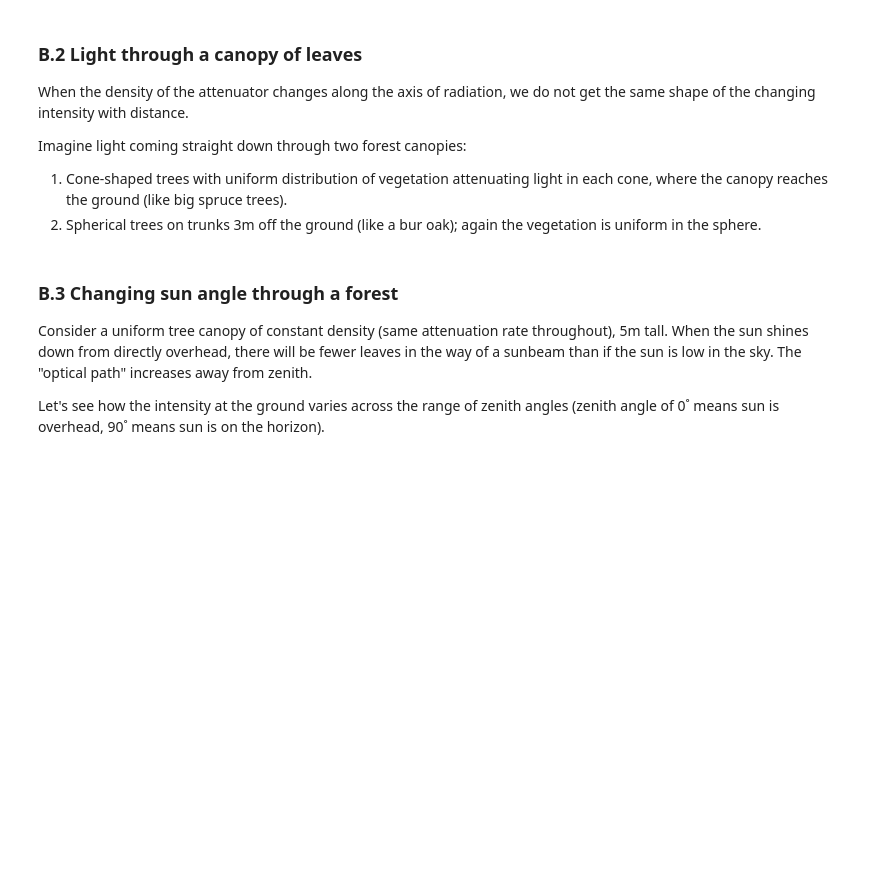
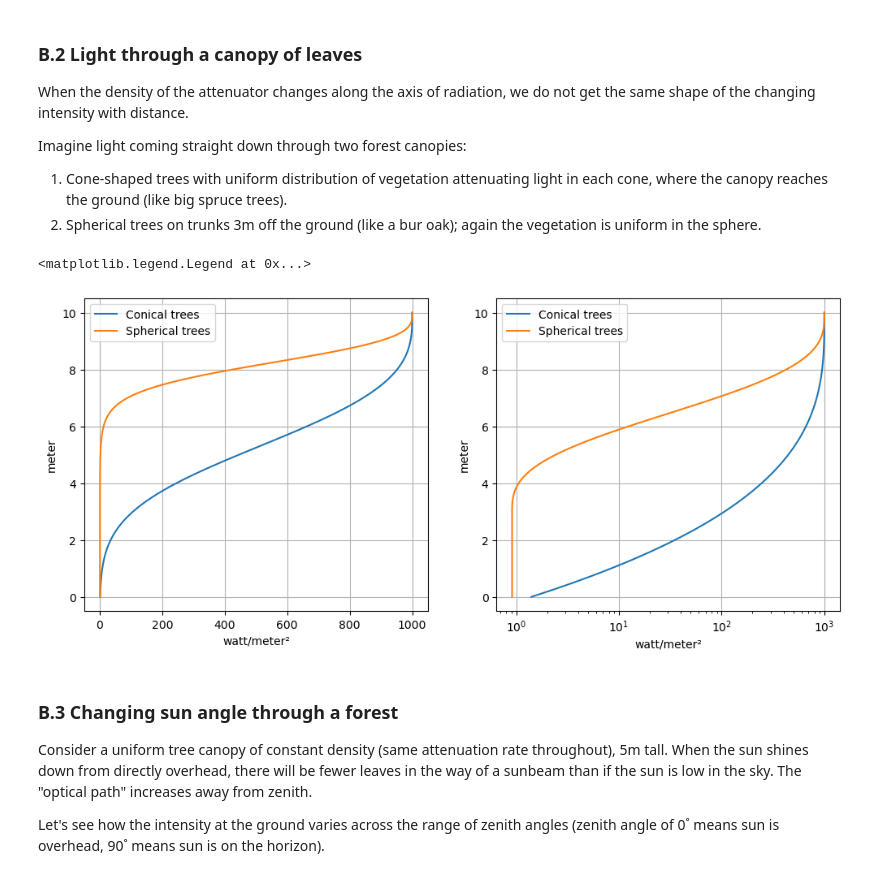
Before and after one commit to anlawyer/land-climate-interactions, a Jupyter notebook: HW1/CLIM614_HW_1.ipynb, the cells around one changed output. Drawn from its saved outputs; the diff is of its cells as text; code cells hidden in the pictures; blank space fills up the shorter version.

```diff
--- a/HW1/CLIM614_HW_1.ipynb
+++ b/HW1/CLIM614_HW_1.ipynb
@@ -251,41 +254,48 @@ Imagine light coming straight down through two forest canopies:
 max_extinction_coefficient = 2.0 / units.meter
 initial_intensity = 1.0e3 * units("W/m^2")
 extinction_coefficient = 1.0 / units.meter
 tree_height = 10.0 * units.meter
 z_levels = 101
 plot_scale = 1.0
 #########################################################
 #########################################################
 
 # Cones: density starts at 0 at 10m aloft, area of cone cross section grows with z^2. Max at surface.
-height_off_ground = np.full(z_levels,tree_height) * units.meter
-cone_intensity = np.full(z_levels,np.nan) * units("W/m^2")
+height_off_ground = np.full(z_levels, tree_height) * units.meter
+cone_intensity = np.full(z_levels, np.nan) * units("W/m^2")
 cone_intensity[0] = initial_intensity
 for i in range(z_levels-1): # Note we are counting down from the top, which is `tree_height` off the ground
     height_off_ground[i+1] = total_distance * (1 - (i+1)/(z_levels-1))
     normalized_area = (float(i)/(z_levels-1))**2 # Gives us the cone profile
     cone_intensity[i+1] = cone_intensity[i] * np.exp(-max_extinction_coefficient * normalized_area * (total_distance/(z_levels-1)))
 
 # Spheres: density starts at 0 at 10m aloft, area of sphere cross section peaks at 6.5m AGL, back to 0 at 3m AGL.
 # Let's generate the cross-sectional area separately first
 sphere_extinction_coefficient = np.zeros(z_levels) / units.meter
 for i in range(int(1+z_levels*0.7)): # Note we are counting down from the top, which `tree_height` off the ground
     sphere_extinction_coefficient[i] = max_extinction_coefficient * (np.cos(0.5*np.pi*(1-(i/(z_levels-1)/0.35))))**2
 # Now let's pass light through this extinction profile.
-sphere_intensity = np.full(z_levels,np.nan) * units("W/m^2")
+sphere_intensity = np.full(z_levels, np.nan) * units("W/m^2")
 sphere_intensity[0] = initial_intensity
 for i in range(z_levels-1): # Again counting down from the top...
     sphere_intensity[i+1] = sphere_intensity[i] * np.exp(-sphere_extinction_coefficient[i] * (total_distance/(z_levels-1)))
 
 # Plot the results (here, distance is on the y-axis):
-fig, (ax1,ax2) = plt.subplots(ncols=2,figsize=(plot_scale*12,plot_scale*5))
+fig, (ax1, ax2) = plt.subplots(ncols=2, figsize=(plot_scale*12, plot_scale*5))
 
-ax1.plot(cone_intensity,height_off_ground) ; ax1.plot(sphere_intensity,height_off_ground)
-ax1.grid(); ax1.legend(["Conical trees","Spherical trees"])
+ax1.plot(cone_intensity, height_off_ground)
+ax1.plot(sphere_intensity, height_off_ground)
+ax1.grid()
+ax1.legend(["Conical trees", "Spherical trees"])
 
-ax2.plot(cone_intensity,height_off_ground) ; ax2.plot(sphere_intensity,height_off_ground)
+ax2.plot(cone_intensity, height_off_ground)
+ax2.plot(sphere_intensity, height_off_ground)
 ax2.set_xscale("log")
-ax2.grid(); ax2.legend(["Conical trees","Spherical trees"]) ;
+ax2.grid()
+ax2.legend(["Conical trees", "Spherical trees"])
+# %% [output]
+<matplotlib.legend.Legend at 0x...>
+[figure, added]
 # %% [markdown]
 ### B.3 Changing sun angle through a forest
 
```
Also changed, not shown: parts of 4 cells of this notebook.
